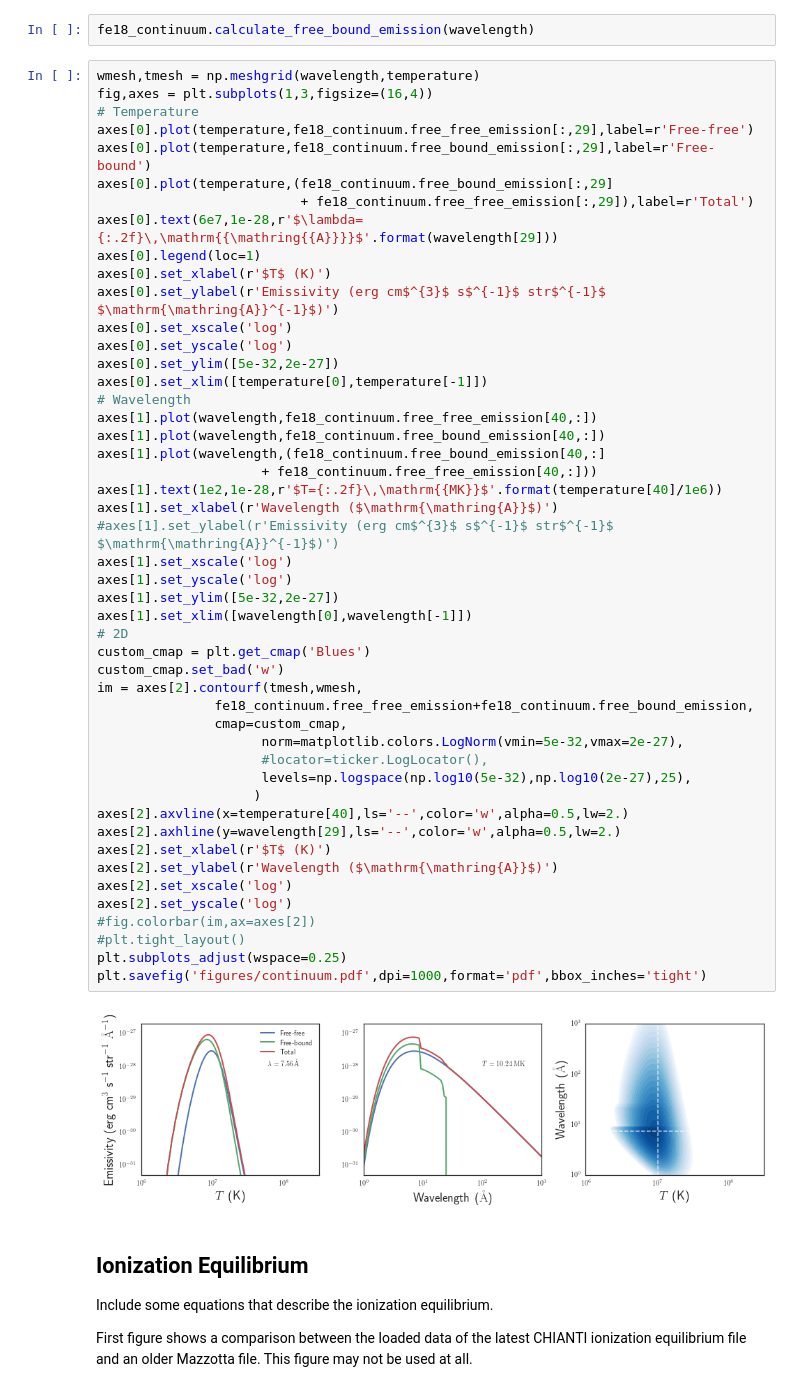
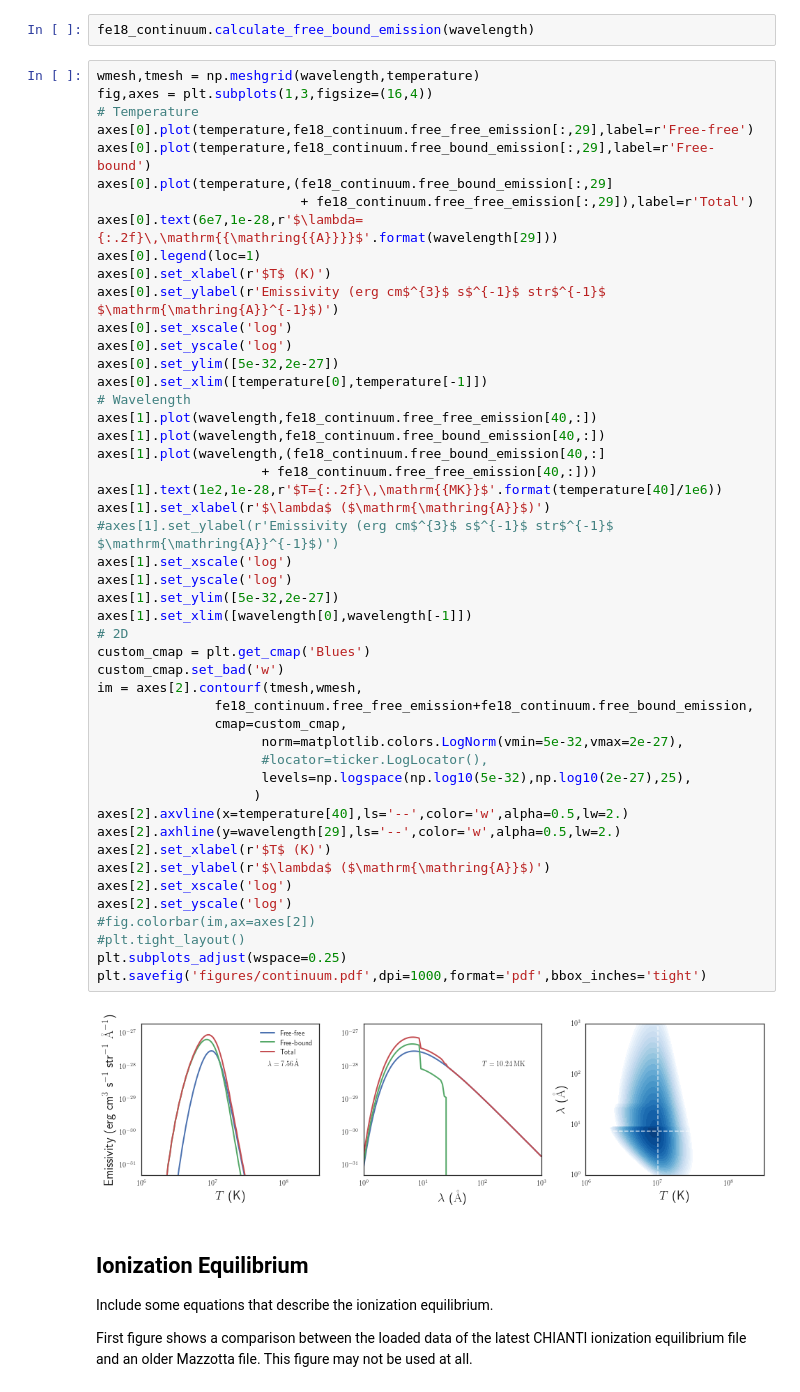
Before and after one commit to wtbarnes/chiantipy-talk-scipy-2017, a Jupyter notebook: paper/build_proceedings_figures.ipynb, the cells around one changed output. Saved outputs shown, nothing was run; the diff lists cells and outputs as text.

```diff
--- a/paper/build_proceedings_figures.ipynb
+++ b/paper/build_proceedings_figures.ipynb
@@ -171,36 +284,36 @@ axes[0].set_xlim([temperature[0],temperature[-1]])
 axes[1].plot(wavelength,fe18_continuum.free_free_emission[40,:])
 axes[1].plot(wavelength,fe18_continuum.free_bound_emission[40,:])
 axes[1].plot(wavelength,(fe18_continuum.free_bound_emission[40,:]
                      + fe18_continuum.free_free_emission[40,:]))
 axes[1].text(1e2,1e-28,r'$T={:.2f}\,\mathrm{{MK}}$'.format(temperature[40]/1e6))
-axes[1].set_xlabel(r'Wavelength ($\mathrm{\mathring{A}}$)')
+axes[1].set_xlabel(r'$\lambda$ ($\mathrm{\mathring{A}}$)')
 #axes[1].set_ylabel(r'Emissivity (erg cm$^{3}$ s$^{-1}$ str$^{-1}$ $\mathrm{\mathring{A}}^{-1}$)')
 axes[1].set_xscale('log')
 axes[1].set_yscale('log')
 axes[1].set_ylim([5e-32,2e-27])
 axes[1].set_xlim([wavelength[0],wavelength[-1]])
 # 2D
 custom_cmap = plt.get_cmap('Blues')
 custom_cmap.set_bad('w')
 im = axes[2].contourf(tmesh,wmesh,
                fe18_continuum.free_free_emission+fe18_continuum.free_bound_emission,
                cmap=custom_cmap,
                      norm=matplotlib.colors.LogNorm(vmin=5e-32,vmax=2e-27),
                      #locator=ticker.LogLocator(),
                      levels=np.logspace(np.log10(5e-32),np.log10(2e-27),25),
                     )
 axes[2].axvline(x=temperature[40],ls='--',color='w',alpha=0.5,lw=2.)
 axes[2].axhline(y=wavelength[29],ls='--',color='w',alpha=0.5,lw=2.)
 axes[2].set_xlabel(r'$T$ (K)')
-axes[2].set_ylabel(r'Wavelength ($\mathrm{\mathring{A}}$)')
+axes[2].set_ylabel(r'$\lambda$ ($\mathrm{\mathring{A}}$)')
 axes[2].set_xscale('log')
 axes[2].set_yscale('log')
 #fig.colorbar(im,ax=axes[2])
 #plt.tight_layout()
 plt.subplots_adjust(wspace=0.25)
 plt.savefig('figures/continuum.pdf',dpi=1000,format='pdf',bbox_inches='tight')
 # %% [output]
-[figure, old version]
+[figure, new version]
 # %% [markdown]
 ## Ionization Equilibrium
 Include some equations that describe the ionization equilibrium.
```
Also changed, not shown: parts of 37 cells of this notebook.
